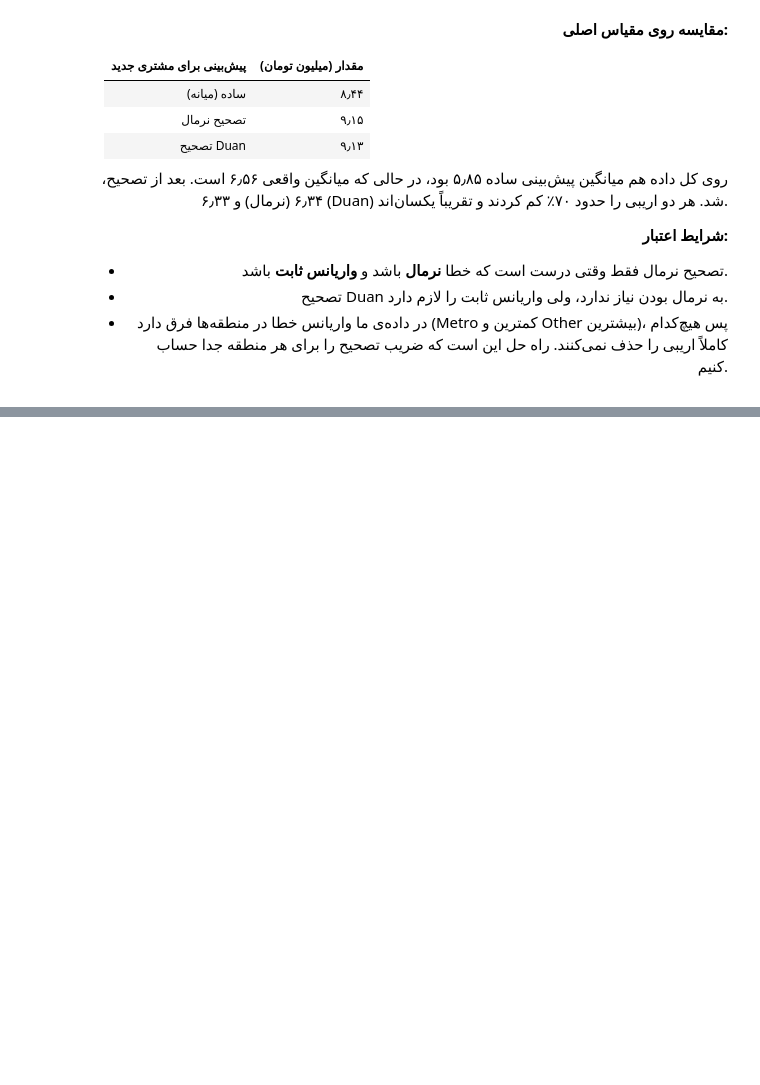
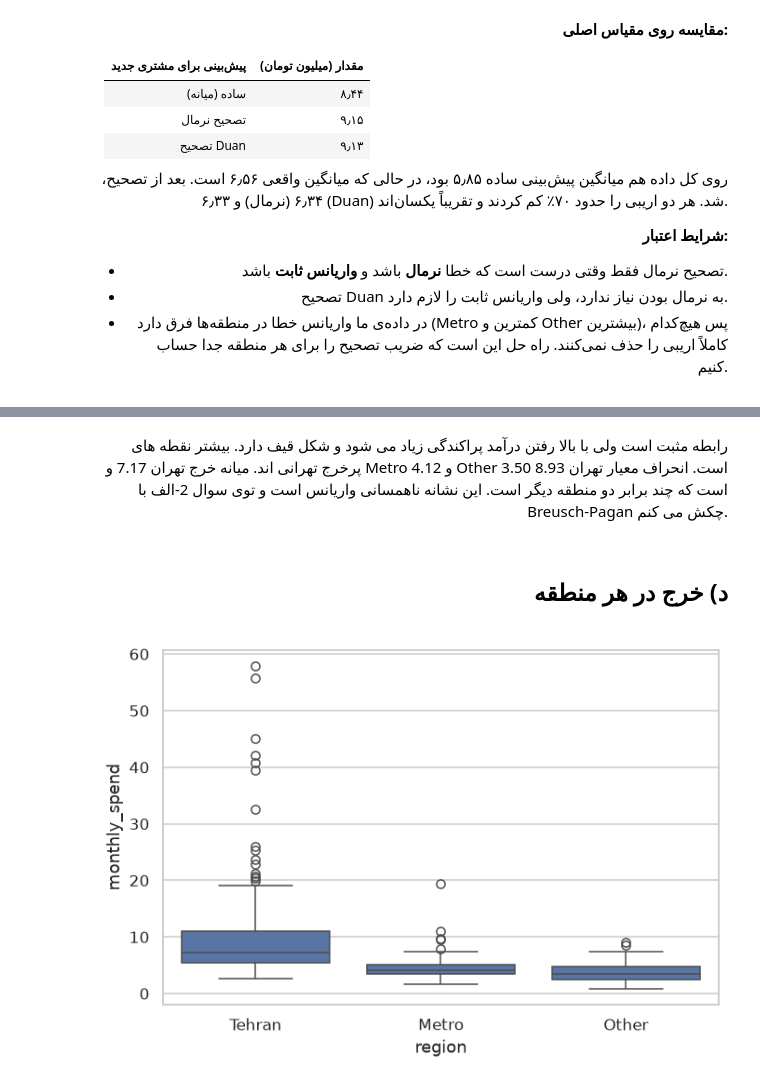
Before and after one commit to KiarashAkbari/ML-CHALLENGE, a Jupyter notebook: term-3/answers/quiz-1-answer/quiz-1-answer.ipynb, the cells around one changed output, grey strips where cells are left out. Cells and saved outputs as stored; diff of their text form; code cells hidden in the pictures; blank space fills up the shorter version.

```diff
--- a/term-3/answers/quiz-1-answer/quiz-1-answer.ipynb
+++ b/term-3/answers/quiz-1-answer/quiz-1-answer.ipynb
@@ -1611,0 +1935,18 @@ OLS هم **نااریب** است و هم **سازگار**. برای نااریب
+# %% [markdown]
+<div dir="rtl" style="text-align: right;">
+
+رابطه مثبت است ولی با بالا رفتن درآمد پراکندگی زیاد می شود و شکل قیف دارد. بیشتر نقطه های پرخرج تهرانی اند. میانه خرج تهران 7.17 و Metro 4.12 و Other 3.50 است. انحراف معیار تهران 8.93 است که چند برابر دو منطقه دیگر است. این نشانه ناهمسانی واریانس است و توی سوال 2-الف با Breusch-Pagan چکش می کنم.
+
+</div>
+# %% [markdown]
+<div dir="rtl" style="text-align: right;">
+
+## د) خرج در هر منطقه
+
+</div>
+# %%
+plt.figure(figsize=(7, 4.5))
+sns.boxplot(data=df, x='region', y='monthly_spend', order=['Tehran', 'Metro', 'Other'])
+plt.show()
+# %% [output]
+[figure, added]
```
Also changed, not shown: parts of 103 cells of this notebook.
